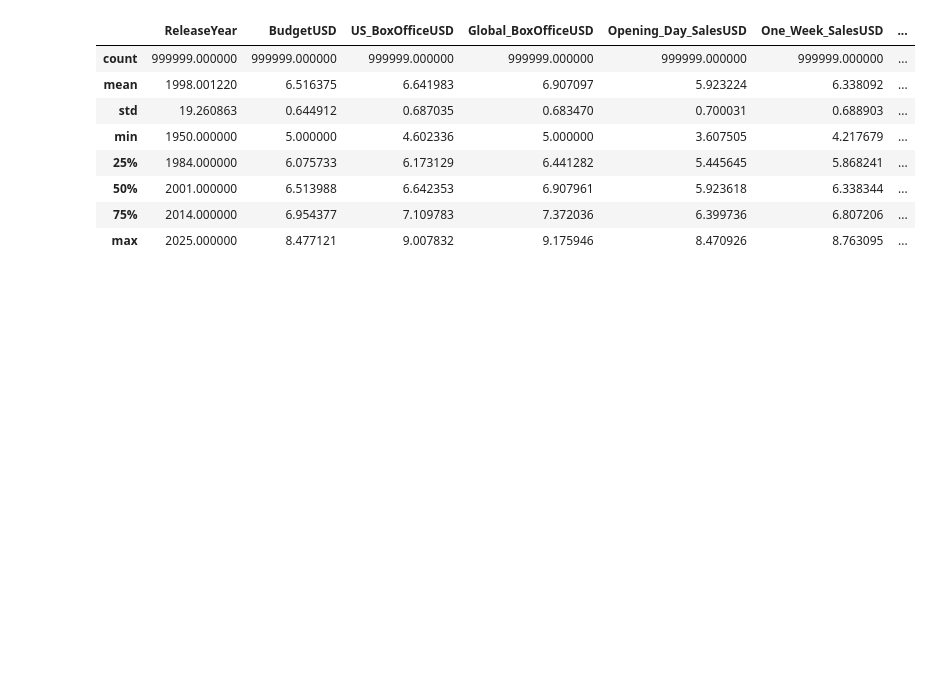
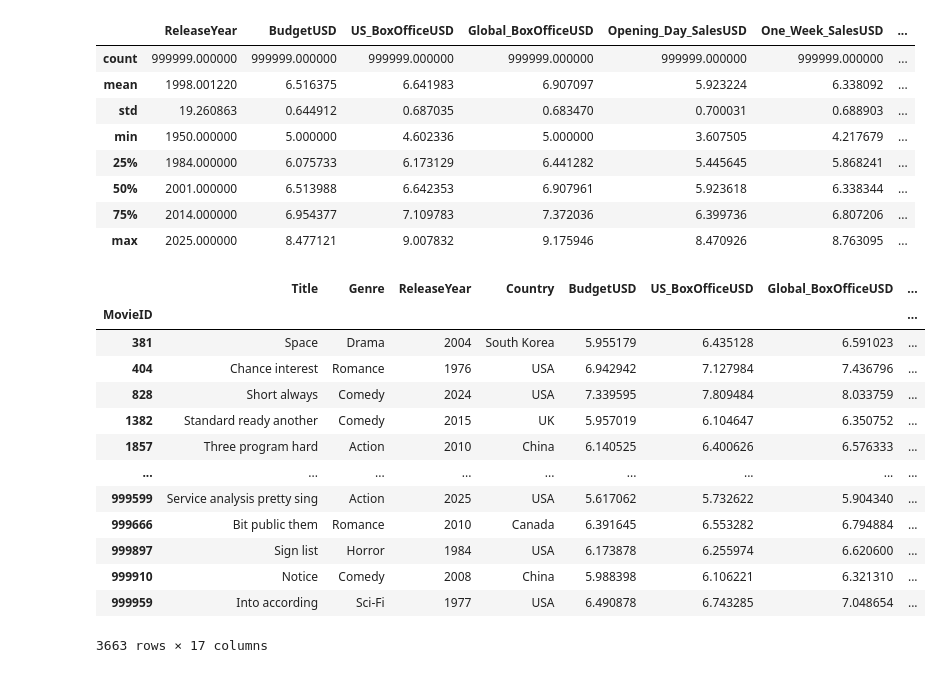
Before and after one commit to SHIsmael2004/Comprehensive-Films-Dataset-for-Analysis-Code-Download, a Jupyter notebook: EDA.ipynb, the cells around one changed output. Cells and saved outputs as stored; diff of their text form; code cells hidden in the pictures; blank space fills up the shorter version.

```diff
--- a/EDA.ipynb
+++ b/EDA.ipynb
@@ -245,3 +254,31 @@ data.describe()
 | 50% | 2001.000000 | 6.513988 | 6.642353 | 6.907961 | 5.923618 | 6.338344 | ... |
 | 75% | 2014.000000 | 6.954377 | 7.109783 | 7.372036 | 6.399736 | 6.807206 | ... |
 | max | 2025.000000 | 8.477121 | 9.007832 | 9.175946 | 8.470926 | 8.763095 | ... |
+# %%
+# outlier iqr
+
+def outlier_iqr(data,col):
+    q1 = data[col].quantile(0.25)
+    q3 = data[col].quantile(0.75)
+    iqr = q3 - q1
+    min_val, max_val = q1 - 1.5 * iqr, q3 + 1.5 * iqr
+    return min_val, max_val
+# %%
+min,max=outlier_iqr(data,'RottenTomatoesScore')
+# %%
+data[data['RottenTomatoesScore'] < min]
+# %% [output]
+|  | Title | Genre | ReleaseYear | Country | BudgetUSD | US_BoxOfficeUSD | Global_BoxOfficeUSD | ... |
+| MovieID |  |  |  |  |  |  |  | ... |
+| 381 | Space | Drama | 2004 | South Korea | 5.955179 | 6.435128 | 6.591023 | ... |
+| 404 | Chance interest | Romance | 1976 | USA | 6.942942 | 7.127984 | 7.436796 | ... |
+| 828 | Short always | Comedy | 2024 | USA | 7.339595 | 7.809484 | 8.033759 | ... |
+| 1382 | Standard ready another | Comedy | 2015 | UK | 5.957019 | 6.104647 | 6.350752 | ... |
+| 1857 | Three program hard | Action | 2010 | China | 6.140525 | 6.400626 | 6.576333 | ... |
+| ... | ... | ... | ... | ... | ... | ... | ... | ... |
+| 999599 | Service analysis pretty sing | Action | 2025 | USA | 5.617062 | 5.732622 | 5.904340 | ... |
+| 999666 | Bit public them | Romance | 2010 | Canada | 6.391645 | 6.553282 | 6.794884 | ... |
+| 999897 | Sign list | Horror | 1984 | USA | 6.173878 | 6.255974 | 6.620600 | ... |
+| 999910 | Notice | Comedy | 2008 | China | 5.988398 | 6.106221 | 6.321310 | ... |
+| 999959 | Into according | Sci-Fi | 1977 | USA | 6.490878 | 6.743285 | 7.048654 | ... |
+3663 rows × 17 columns
```
Also changed, not shown: parts of 7 cells of this notebook.
